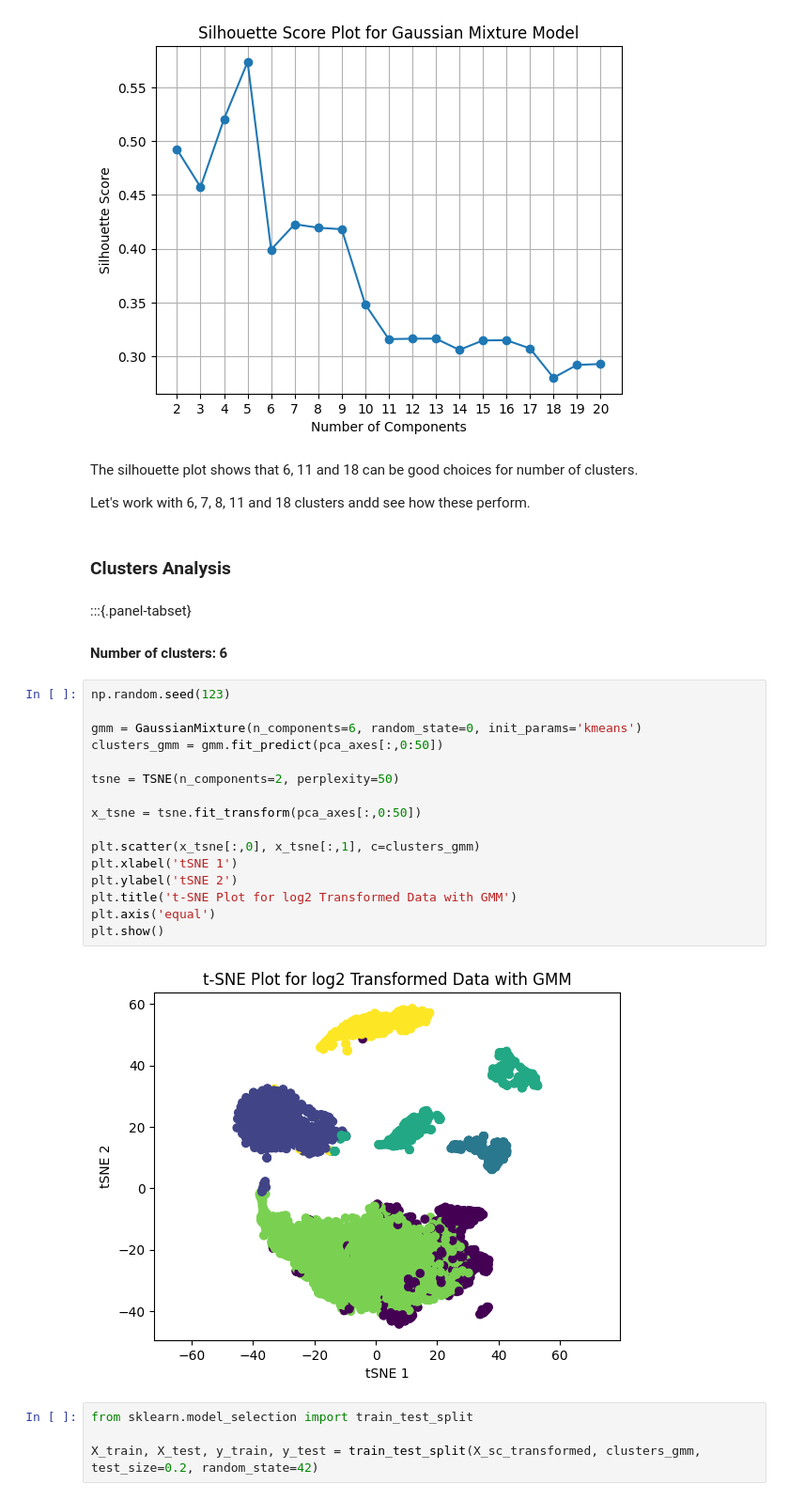
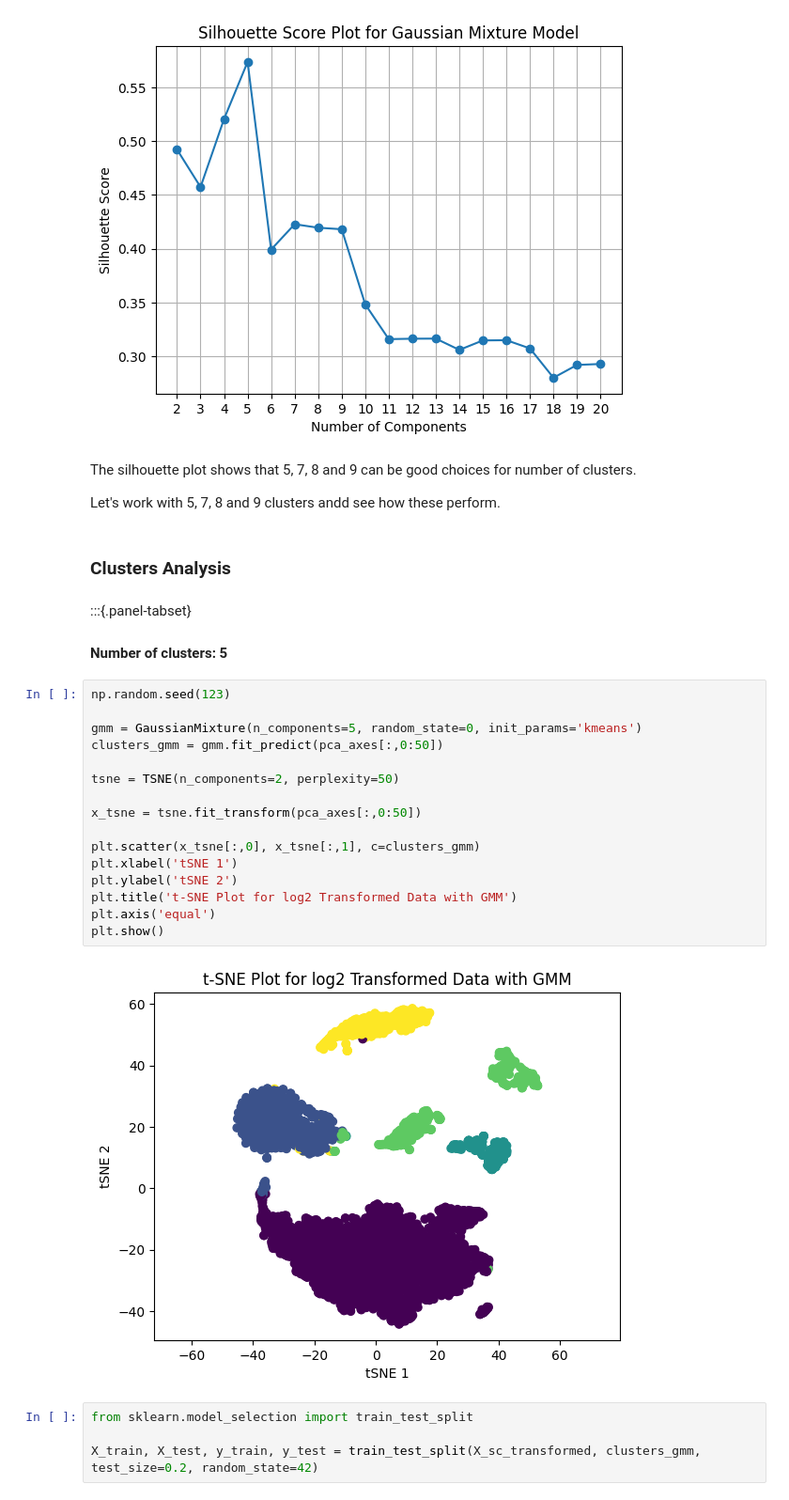
Before and after one commit to pipaber/Portfolio, a Jupyter notebook: posts/Naive_scRNA-Seq_analysis/naive_scrnaseq_analysis.ipynb, the cells around one changed output. Shown at 94% size. Drawn from its saved outputs; the diff is of its cells as text.

```diff
--- a/posts/Naive_scRNA-Seq_analysis/naive_scrnaseq_analysis.ipynb
+++ b/posts/Naive_scRNA-Seq_analysis/naive_scrnaseq_analysis.ipynb
@@ -219,33 +219,33 @@ plt.show()
 # %% [output]
 [figure]
 # %% [markdown]
-The silhouette plot shows that 6, 11 and 18 can be good choices for number of clusters.
+The silhouette plot shows that 5, 7, 8 and 9 can be good choices for number of clusters.
 
-Let's work with 6, 7, 8, 11 and 18 clusters andd see how these perform.
+Let's work with 5, 7, 8 and 9 clusters andd see how these perform.
 # %% [markdown]
 ### Clusters Analysis
 # %% [markdown]
 :::{.panel-tabset}
 
-#### Number of clusters: 6
+#### Number of clusters: 5
 # %%
 np.random.seed(123)
 
-gmm = GaussianMixture(n_components=6, random_state=0, init_params='kmeans')
+gmm = GaussianMixture(n_components=5, random_state=0, init_params='kmeans')
 clusters_gmm = gmm.fit_predict(pca_axes[:,0:50])
 
 tsne = TSNE(n_components=2, perplexity=50)
 
 x_tsne = tsne.fit_transform(pca_axes[:,0:50])
 
 plt.scatter(x_tsne[:,0], x_tsne[:,1], c=clusters_gmm)
 plt.xlabel('tSNE 1')
 plt.ylabel('tSNE 2')
 plt.title('t-SNE Plot for log2 Transformed Data with GMM')
 plt.axis('equal')
 plt.show()
 # %% [output]
-[figure, old version]
+[figure, new version]
 # %%
 from sklearn.model_selection import train_test_split
 
```
Also changed, not shown: parts of 6 cells of this notebook, 9 other files.
